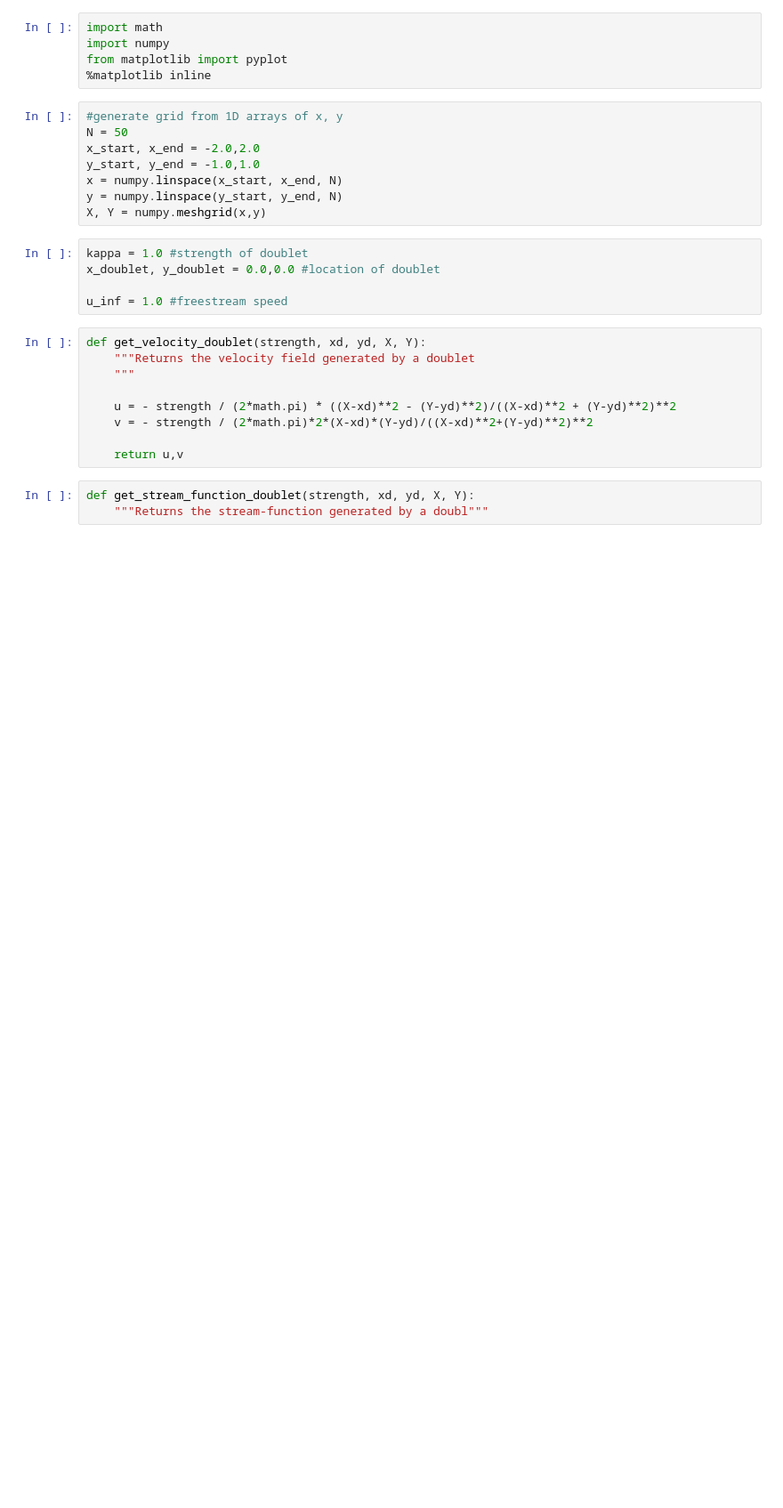
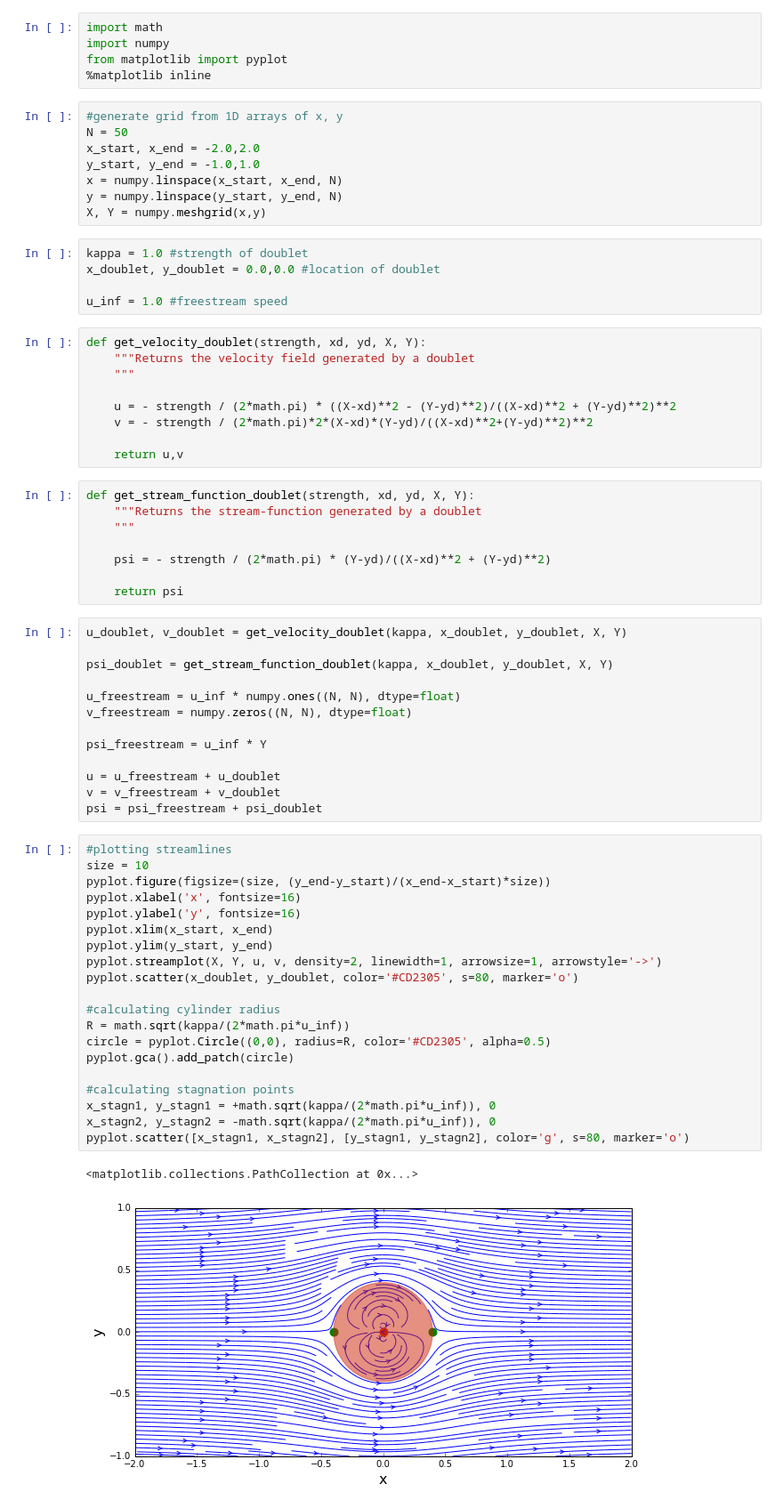
Before and after one commit to alexabaumer/MAE6226, a Jupyter notebook: Baumer_lesson06.ipynb, the cells around one changed output. Shown at 89% size. Saved outputs shown, nothing was run; the diff lists cells and outputs as text; blank space fills up the shorter version.

Commit message:
vortex functions

```diff
--- a/Baumer_lesson06.ipynb
+++ b/Baumer_lesson06.ipynb
@@ -27,4 +27,45 @@ def get_velocity_doublet(strength, xd, yd, X, Y):
     return u,v
 # %%
 def get_stream_function_doublet(strength, xd, yd, X, Y):
-    """Returns the stream-function generated by a doubl"""
+    """Returns the stream-function generated by a doublet
+    """
+
+    psi = - strength / (2*math.pi) * (Y-yd)/((X-xd)**2 + (Y-yd)**2)
+
+    return psi
+# %%
+u_doublet, v_doublet = get_velocity_doublet(kappa, x_doublet, y_doublet, X, Y)
+
+psi_doublet = get_stream_function_doublet(kappa, x_doublet, y_doublet, X, Y)
+
+u_freestream = u_inf * numpy.ones((N, N), dtype=float)
+v_freestream = numpy.zeros((N, N), dtype=float)
+
+psi_freestream = u_inf * Y
+
+u = u_freestream + u_doublet
+v = v_freestream + v_doublet
+psi = psi_freestream + psi_doublet
+# %%
+#plotting streamlines
+size = 10
+pyplot.figure(figsize=(size, (y_end-y_start)/(x_end-x_start)*size))
+pyplot.xlabel('x', fontsize=16)
+pyplot.ylabel('y', fontsize=16)
+pyplot.xlim(x_start, x_end)
+pyplot.ylim(y_start, y_end)
+pyplot.streamplot(X, Y, u, v, density=2, linewidth=1, arrowsize=1, arrowstyle='->')
+pyplot.scatter(x_doublet, y_doublet, color='#CD2305', s=80, marker='o')
+
+#calculating cylinder radius
+R = math.sqrt(kappa/(2*math.pi*u_inf))
+circle = pyplot.Circle((0,0), radius=R, color='#CD2305', alpha=0.5)
+pyplot.gca().add_patch(circle)
+
+#calculating stagnation points
+x_stagn1, y_stagn1 = +math.sqrt(kappa/(2*math.pi*u_inf)), 0
+x_stagn2, y_stagn2 = -math.sqrt(kappa/(2*math.pi*u_inf)), 0
+pyplot.scatter([x_stagn1, x_stagn2], [y_stagn1, y_stagn2], color='g', s=80, marker='o')
+# %% [output]
+<matplotlib.collections.PathCollection at 0x...>
+[figure, added]
```
Also changed, not shown: parts of 3 cells of this notebook.
